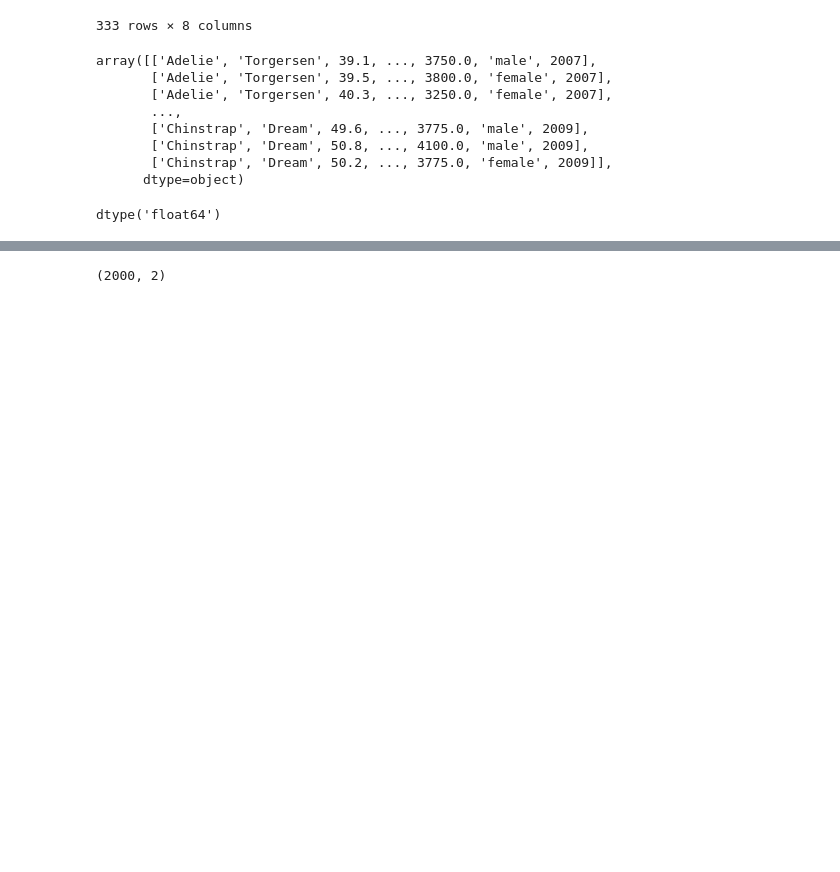
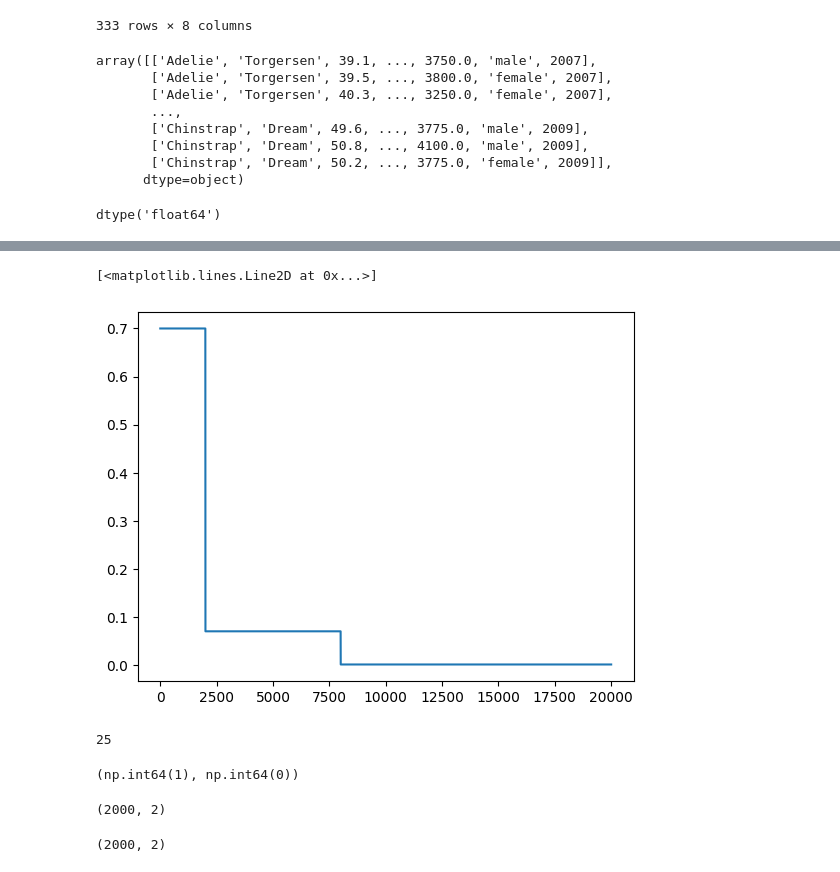
Before and after one commit to XENONnT/SOM_package, a Jupyter notebook: examples/Untitled.ipynb, the cells around one changed output, grey strips where cells are left out. Drawn from its saved outputs; the diff is of its cells as text; code cells hidden in the pictures; blank space fills up the shorter version.

```diff
--- a/examples/Untitled.ipynb
+++ b/examples/Untitled.ipynb
@@ -171,0 +178,5 @@ True
+# %%
+plt.plot(som_model_simple.learning_rate_history)
+# %% [output]
+[<matplotlib.lines.Line2D at 0x...>]
+[figure, added]
@@ -171,0 +187,4 @@ True
+# %%
+len(distances)
+# %% [output]
+25
@@ -172,3 +193,11 @@ True
+# %%
+np.unravel_index(unravel_test[1], (2,2))
+# %% [output]
+(np.int64(1), np.int64(0))
+# %%
+np.shape(gaussian_data_4_classes)
+# %% [output]
+(2000, 2)
 # %%
 np.shape(gaussian_data_4_classes_norm)
 # %% [output]
```
Also changed, not shown: parts of 34 cells of this notebook, 3 other files.
